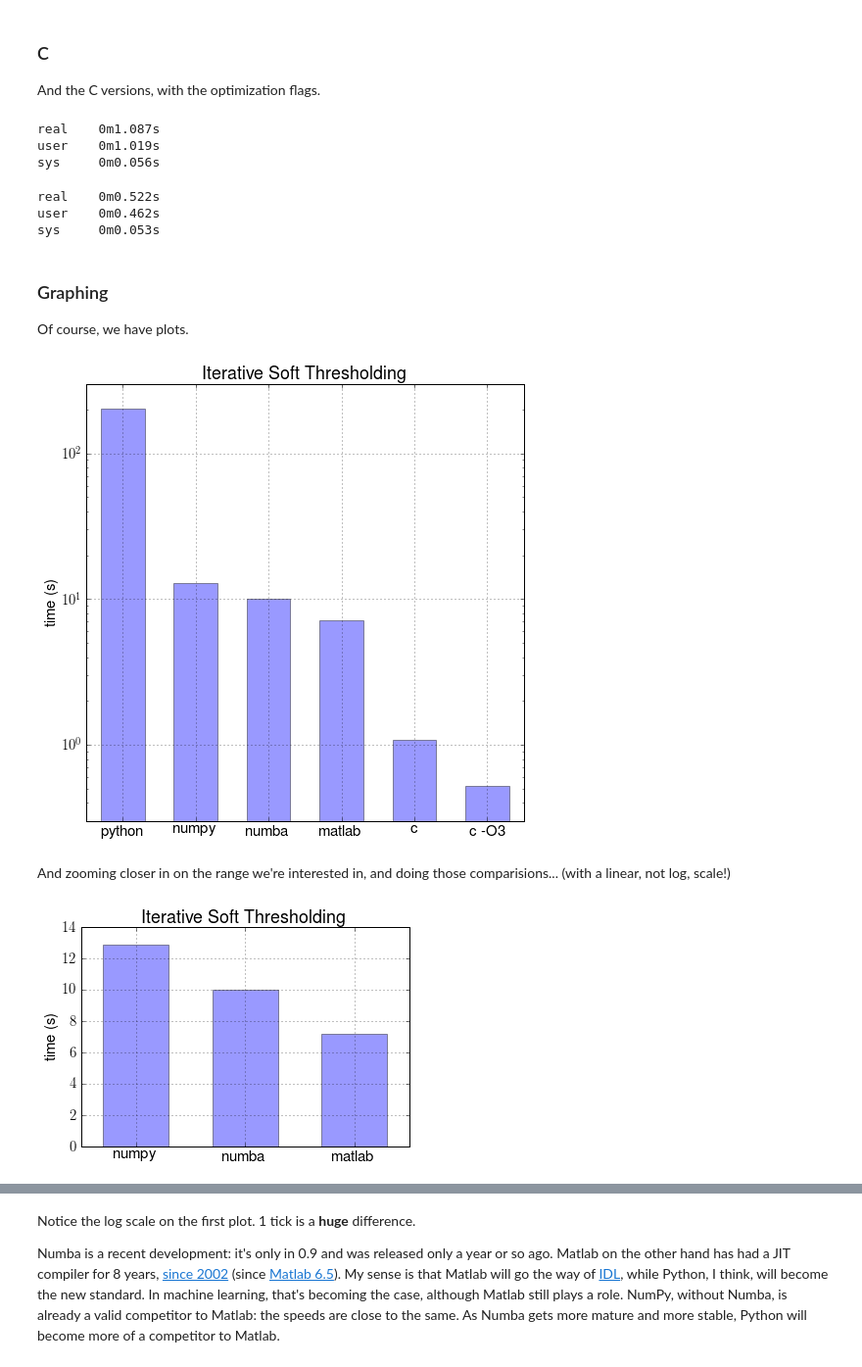
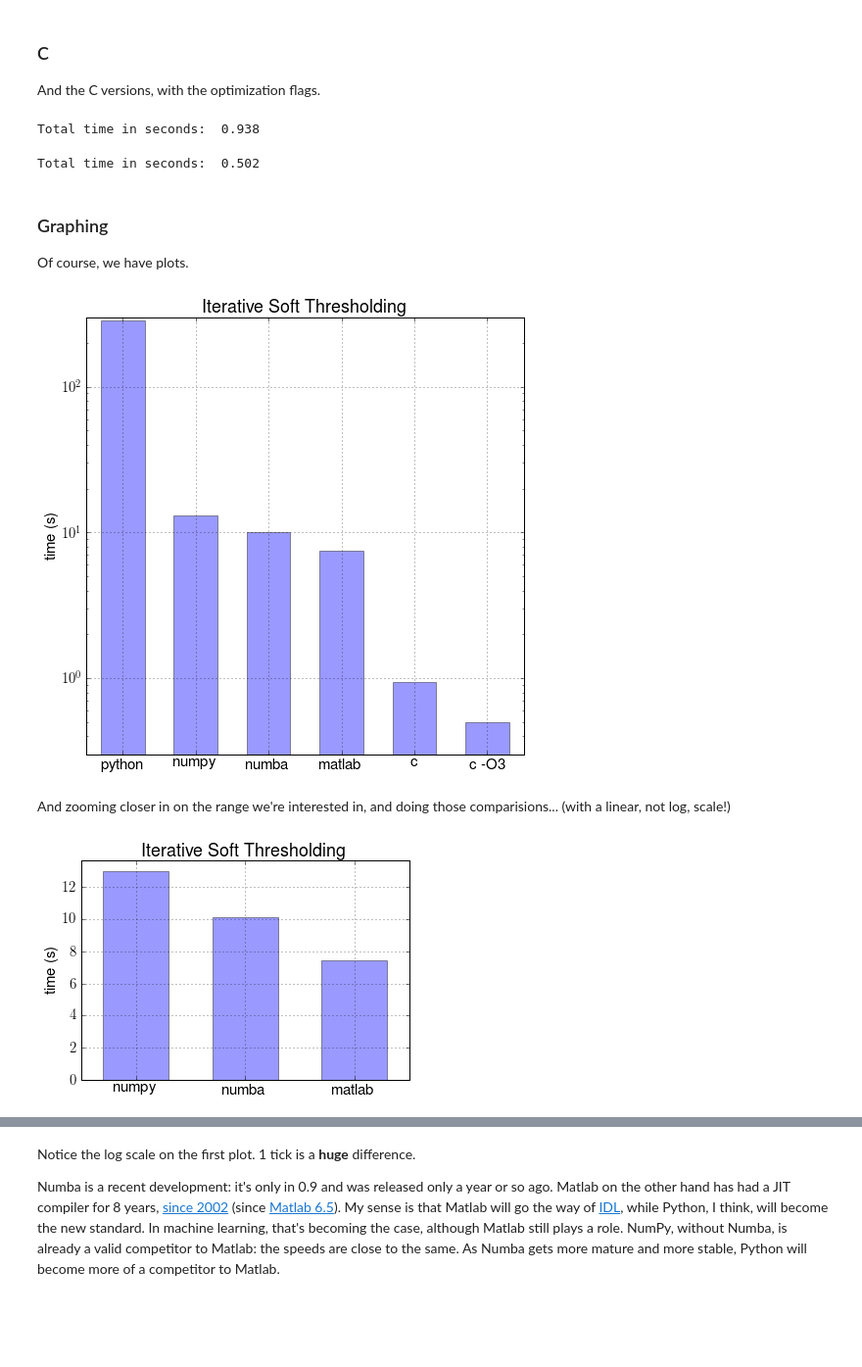
Before and after one commit to stsievert/side-projects, a Jupyter notebook: matlab_vs_python/Python vs Numba vs Matlab vs C.ipynb, the cells around one changed output, grey strips where cells are left out. Shown at 98% size. Drawn from its saved outputs; the diff is of its cells as text; code cells hidden in the pictures; blank space fills up the shorter version.

Commit message:
Changed description, added automatic graphing.

```diff
--- a/matlab_vs_python/Python vs Numba vs Matlab vs C.ipynb
+++ b/matlab_vs_python/Python vs Numba vs Matlab vs C.ipynb
@@ -75,0 +83,3 @@ import IST as ISTnumpy
+# %%
+print string.stdout
+numpy = float(string.stdout.split()[-4])
@@ -86,0 +95,3 @@ This will be run in the actual Matlab environment, but I'll include the results
+# %%
+print string.stdout
+numba = float(string.stdout.split()[-4])
@@ -87,3 +103,7 @@ This will be run in the actual Matlab environment, but I'll include the results
 # %%
-!matlab -nodisplay -nosplash -r "run IST.m; exit"
+string = !matlab -nodisplay -nosplash -r "run IST.m; exit"
+string = string[-1]
+print string
+
+matlab = float(string.split()[-2])
 # %% [output]
@@ -112,31 +113,23 @@ Elapsed time is 9.962610 seconds.
 And the C versions, with the optimization flags.
 # %%
 !gcc IST.c -o IST.o
-!time ./IST.o
+string = !time ./IST.o
+c = float(string[1].split()[1][2:-1])
+print "Total time in seconds: ", c
 # %% [output]
-real    0m1.087s
-user    0m1.019s
-sys     0m0.056s
+Total time in seconds:  0.938
 # %%
 !gcc -O3 IST.c -o IST_O3.o
-!time ./IST_O3.o
+string = !time ./IST_O3.o
+c_O3 = float(string[1].split()[1][2:-1])
+print "Total time in seconds: ", c_O3
 # %% [output]
-real    0m0.522s
-user    0m0.462s
-sys     0m0.053s
+Total time in seconds:  0.502
 # %% [markdown]
 ### Graphing
 Of course, we have plots.
 # %%
 from pylab import *
-
-# these times are from when I tested all the functions right after another.
-python = 201
-numpy  = 12.9
-matlab = 7.17
-numba  = 10.0
-c      = 1.087
-c_O3   = 0.522
 
 labels = ['python',  'numpy', 'numba', 'matlab', 'c', 'c -O3']
 timings = [python,    numpy,   numba,   matlab,  c,    c_O3]
@@ -154,25 +147,25 @@ ax.set_ylabel('time (s)')
 ax.set_title("Iterative Soft Thresholding")
 show()
 # %% [output]
-[figure, old version]
+[figure, new version]
 # %% [markdown]
 And zooming closer in on the range we're interested in, and doing those comparisions... (with a linear, not log, scale!)
 # %%
 labels  = ['numpy', 'numba', 'matlab']
 timings = [ numpy,   numba,   matlab]
 x = np.arange(len(labels))
 
 ax = plt.axes(xticks=x)#, yscale='log')
 ax.bar(x - 0.3, timings, width=0.6, alpha=0.4, bottom=1E-6)
 ax.grid()
 ax.set_xlim(-0.5, len(labels) - 0.5)
-ax.set_ylim(0, 14)
+ax.set_ylim(0, 1.05*max(timings))
 ax.xaxis.set_major_formatter(plt.FuncFormatter(lambda i, loc: labels[int(i)]))
 ax.set_ylabel('time (s)')
 ax.set_title("Iterative Soft Thresholding")
 show()
 # %% [output]
-[figure, old version]
+[figure, new version]
 # %%
 print "C comparisions:"
 print "NumPy / C  :", numpy  / c
```
Also changed, not shown: parts of 12 cells of this notebook, 4 other files.
